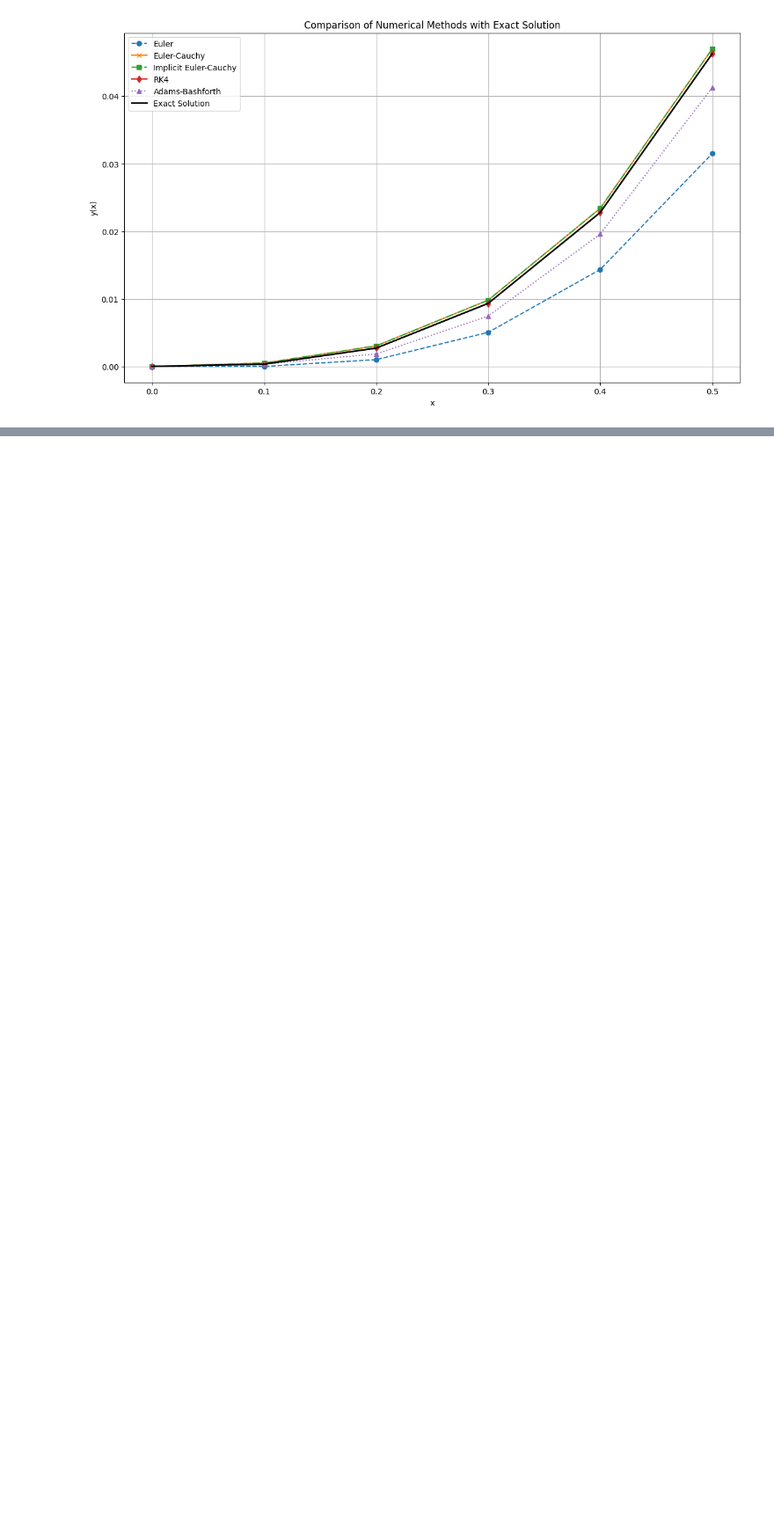
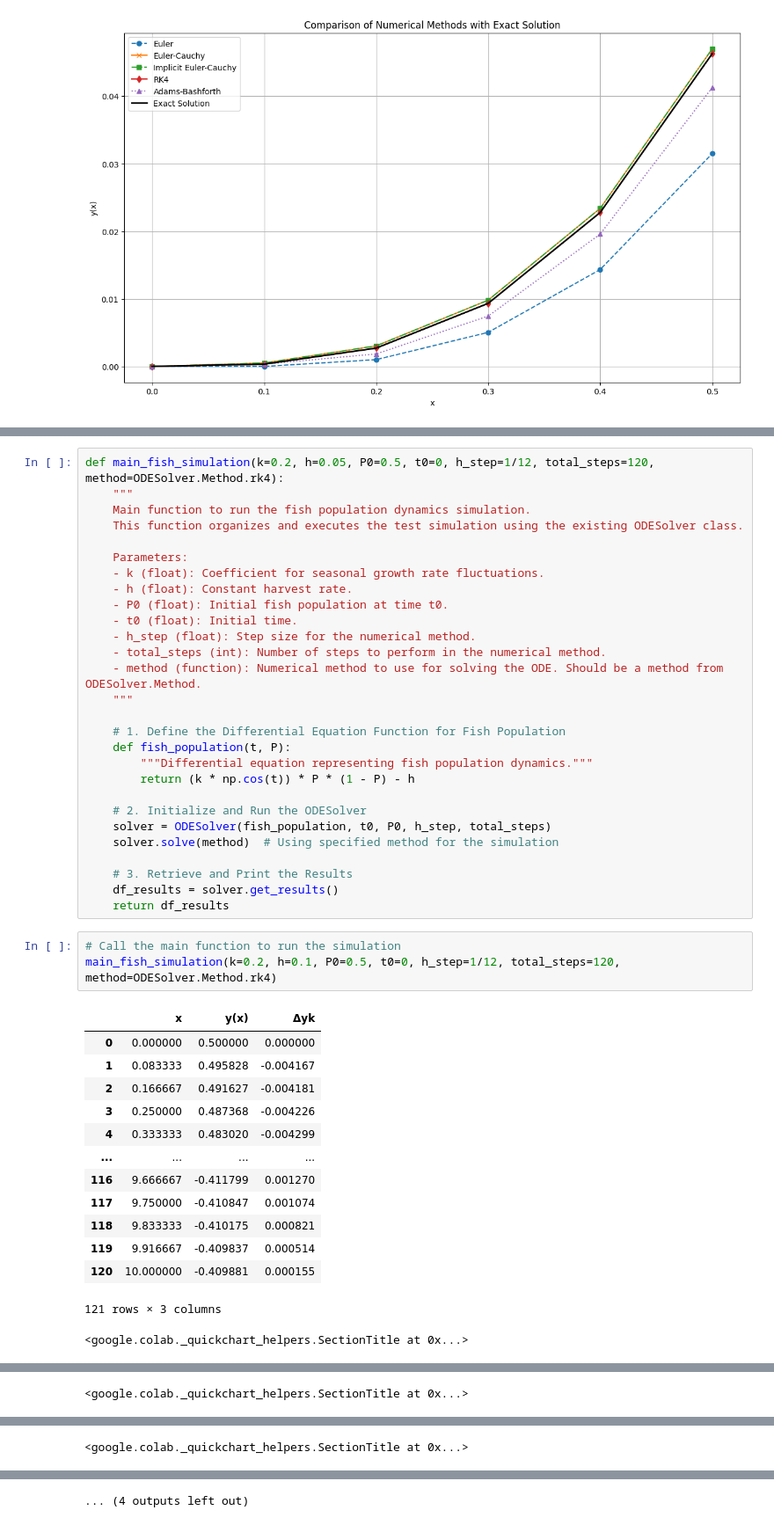
Before and after one commit to etietopabraham/Numerical-ODE-Solver, a Jupyter notebook: Numerical_ODE_Solver.ipynb, the cells around one changed output, grey strips where cells are left out. Shown: that part at 88% size. Drawn from its saved outputs; the diff is of its cells as text; blank space fills up the shorter version.

```diff
--- a/Numerical_ODE_Solver.ipynb
+++ b/Numerical_ODE_Solver.ipynb
@@ -202,0 +319,46 @@ plt.show()
+# %%
+def main_fish_simulation(k=0.2, h=0.05, P0=0.5, t0=0, h_step=1/12, total_steps=120, method=ODESolver.Method.rk4):
+    """
+    Main function to run the fish population dynamics simulation.
+    This function organizes and executes the test simulation using the existing ODESolver class.
+
+    Parameters:
+    - k (float): Coefficient for seasonal growth rate fluctuations.
+    - h (float): Constant harvest rate.
+    - P0 (float): Initial fish population at time t0.
+    - t0 (float): Initial time.
+    - h_step (float): Step size for the numerical method.
+    - total_steps (int): Number of steps to perform in the numerical method.
+    - method (function): Numerical method to use for solving the ODE. Should be a method from ODESolver.Method.
+    """
+
+    # 1. Define the Differential Equation Function for Fish Population
+    def fish_population(t, P):
+        """Differential equation representing fish population dynamics."""
+        return (k * np.cos(t)) * P * (1 - P) - h
+
+    # 2. Initialize and Run the ODESolver
+    solver = ODESolver(fish_population, t0, P0, h_step, total_steps)
+    solver.solve(method)  # Using specified method for the simulation
+
+    # 3. Retrieve and Print the Results
+    df_results = solver.get_results()
+    return df_results
+# %%
+# Call the main function to run the simulation
+main_fish_simulation(k=0.2, h=0.1, P0=0.5, t0=0, h_step=1/12, total_steps=120, method=ODESolver.Method.rk4)
+# %% [output]
+|  | x | y(x) | Δyk |
+| 0 | 0.000000 | 0.500000 | 0.000000 |
+| 1 | 0.083333 | 0.495828 | -0.004167 |
+| 2 | 0.166667 | 0.491627 | -0.004181 |
+| 3 | 0.250000 | 0.487368 | -0.004226 |
+| 4 | 0.333333 | 0.483020 | -0.004299 |
+| ... | ... | ... | ... |
+| 116 | 9.666667 | -0.411799 | 0.001270 |
+| 117 | 9.750000 | -0.410847 | 0.001074 |
+| 118 | 9.833333 | -0.410175 | 0.000821 |
+| 119 | 9.916667 | -0.409837 | 0.000514 |
+| 120 | 10.000000 | -0.409881 | 0.000155 |
+121 rows × 3 columns
+<google.colab._quickchart_helpers.SectionTitle at 0x...>
@@ -202,0 +401 @@ plt.show()
+<google.colab._quickchart_helpers.SectionTitle at 0x...>
@@ -202,0 +438 @@ plt.show()
+<google.colab._quickchart_helpers.SectionTitle at 0x...>
@@ -202,0 +454 @@ plt.show()
+... (4 outputs left out)
```
Also changed, not shown: parts of 4 cells of this notebook.
